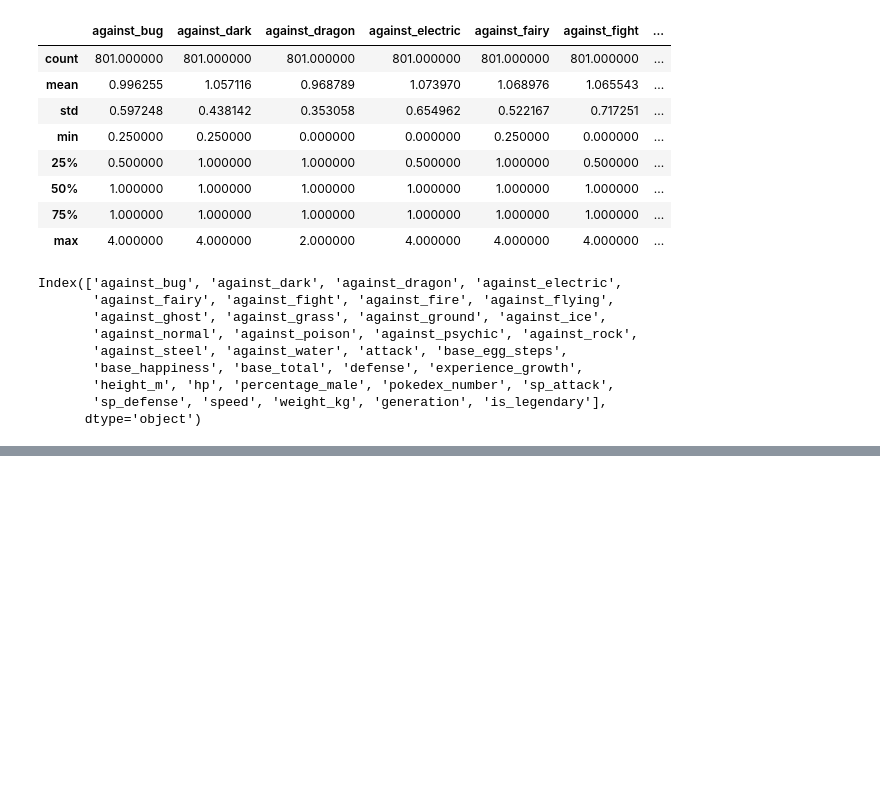
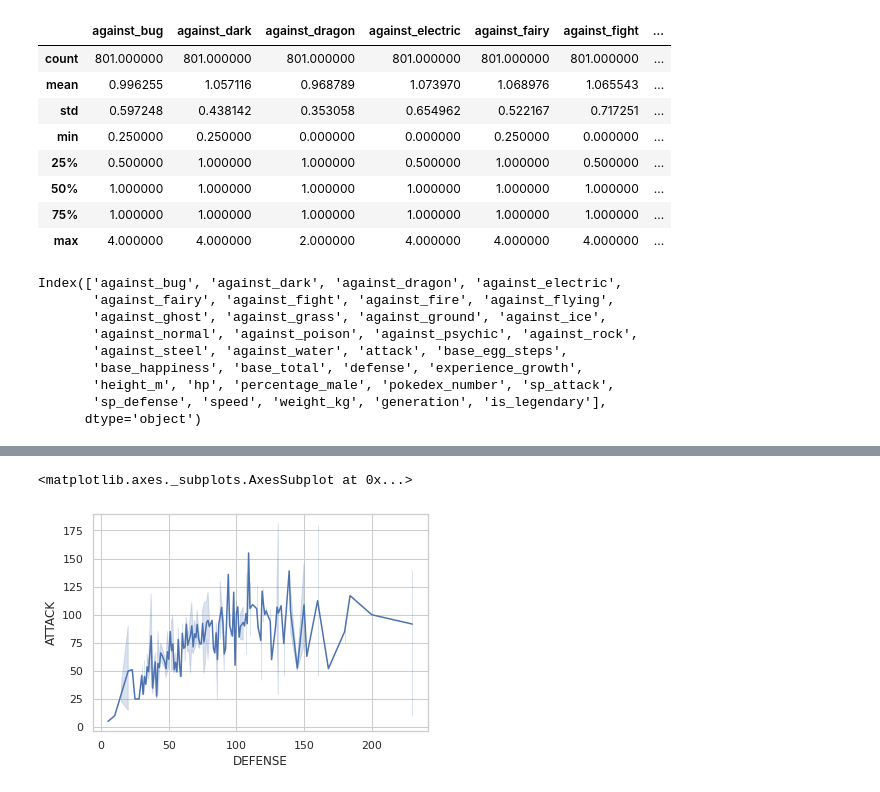
Before and after one commit to reytax81/apprentissage_python, a Jupyter notebook: poke1.ipynb, the cells around one changed output, grey strips where cells are left out. Drawn from its saved outputs; the diff is of its cells as text; code cells hidden in the pictures; blank space fills up the shorter version.

```diff
--- a/poke1.ipynb
+++ b/poke1.ipynb
@@ -97,6 +97,8 @@ import matplotlib.pyplot as plt
 sns.set (style="whitegrid")
 # %%
 #courbe
-
-
-#sns.lineplot(x="DEFENSE", y="ATTACK", data=df.sort_values(by='DEFENSE4))
+# graphic point de defense par rapport au point d'attaque
+sns.lineplot(x="DEFENSE", y="ATTACK", data=df.sort_values(by='DEFENSE'))
+# %% [output]
+<matplotlib.axes._subplots.AxesSubplot at 0x...>
+[figure, added]
```
Also changed, not shown: parts of 22 cells of this notebook.
